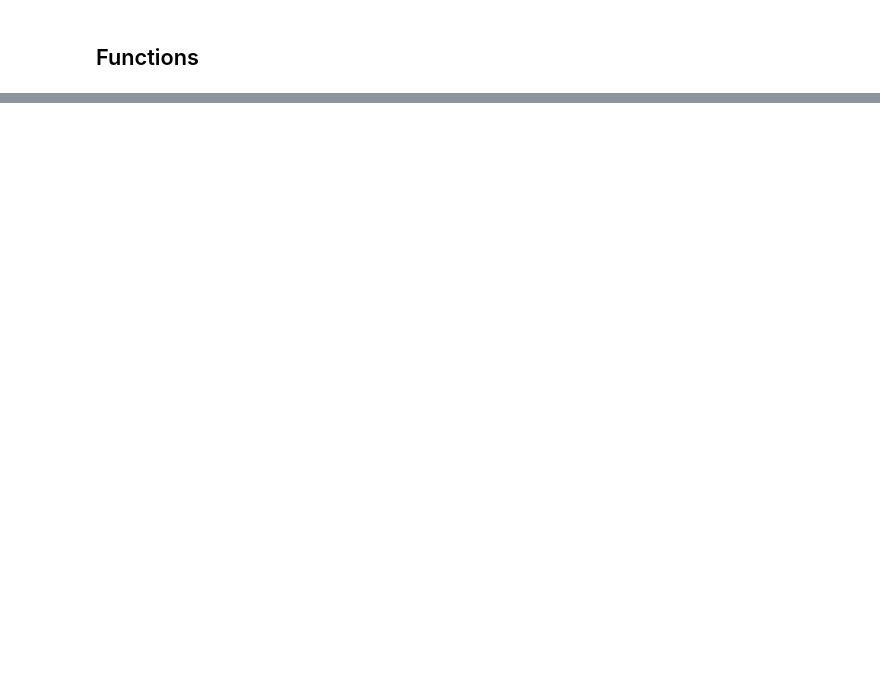
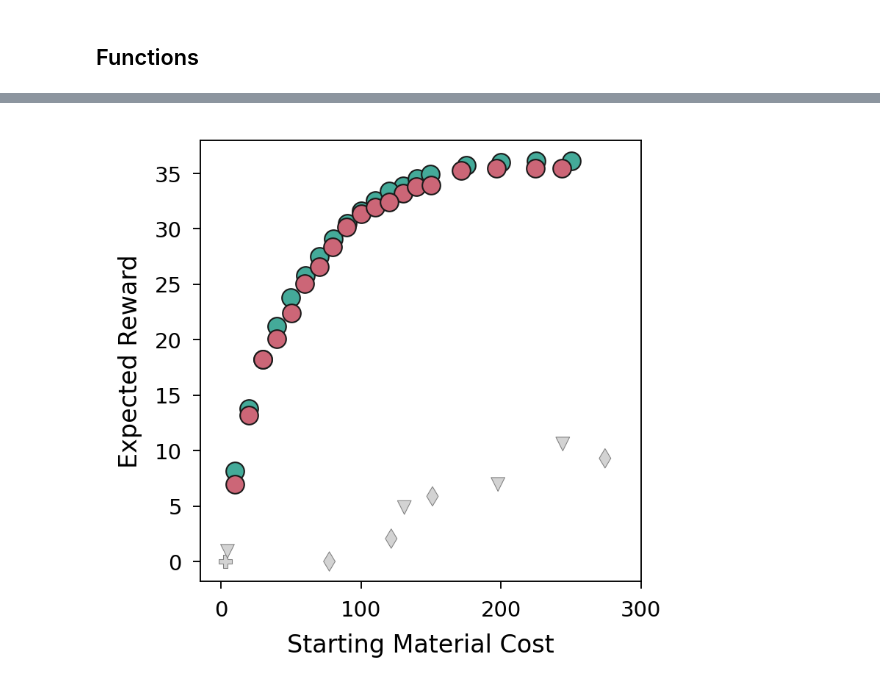
Before and after one commit to coleygroup/sparrow, a Jupyter notebook: notebooks/nonlinear_figures.ipynb, the cells around one changed output, grey strips where cells are left out. Saved outputs shown, nothing was run; the diff lists cells and outputs as text; code cells hidden in the pictures; blank space fills up the shorter version.

```diff
--- a/notebooks/nonlinear_figures.ipynb
+++ b/notebooks/nonlinear_figures.ipynb
@@ -77,0 +121,3 @@ plot_utils.set_size(w=3, h=2.5, ax=ax)
+# %%
+c_nonlinear = '#44AA99'
+c_linear = '#CC6677'
@@ -77,0 +144,13 @@ plot_utils.set_size(w=3, h=2.5, ax=ax)
+# %%
+if case=='garib':
+    case_b = 'garibsingh'
+else:
+    case_b = case
+
+baselines = pd.read_csv(f'../examples/{case_b}/baselines/baseline_curves.csv')
+baselines = baselines.loc[baselines.N>0]
+baselines = baselines.rename(columns={
+    'Cost': 'Starting Material Cost',
+    'Reward': 'Cumulative Reward',
+    'N_rxns': 'Number of Reactions',
+    'Average reaction score': 'Average Reaction Score'})
@@ -77,0 +159,16 @@ plot_utils.set_size(w=3, h=2.5, ax=ax)
+# %%
+data = []
+for subf in Path(f'../results/{case}_rxnconstr_linear').glob('*'):
+    dat = get_info(subf)
+    if dat is not None:
+        data.append(dat)
+
+linear_rxns = pd.DataFrame(data)
+
+data = []
+for subf in Path(f'../results/{case}_budgetconstr_linear').glob('*'):
+    dat = get_info(subf)
+    if dat is not None:
+        data.append(dat)
+
+linear_budget = pd.DataFrame(data)
@@ -77,0 +206,11 @@ plot_utils.set_size(w=3, h=2.5, ax=ax)
+# %%
+fig, ax = plt.subplots(1,1)
+
+markers = {"Reward Only": "P", "SA Score Only": "d", "Combined Score": "v"}
+seaborn.scatterplot(data=baselines, ax=ax, x='Starting Material Cost', y='Expected Reward', style='strategy', color="lightgray", s=20, edgecolor='gray', linewidth=0.25, markers=markers,legend=False)
+seaborn.scatterplot(data=df_budget, c=c_nonlinear, ax=ax, x='Starting Material Cost', y='Expected Reward', s=35, edgecolor='k', linewidth=0.5, legend=False)
+seaborn.scatterplot(data=linear_budget, c=c_linear, ax=ax, x='Starting Material Cost', y='Expected Reward', s=35, edgecolor='k', linewidth=0.5, legend=False)
+ax.set_xlim([-15, 300])
+plot_utils.set_size(w=2, h=2, ax=ax)
+# %% [output]
+[figure, added]
```
Also changed, not shown: parts of 19 cells of this notebook, 4 other files.
